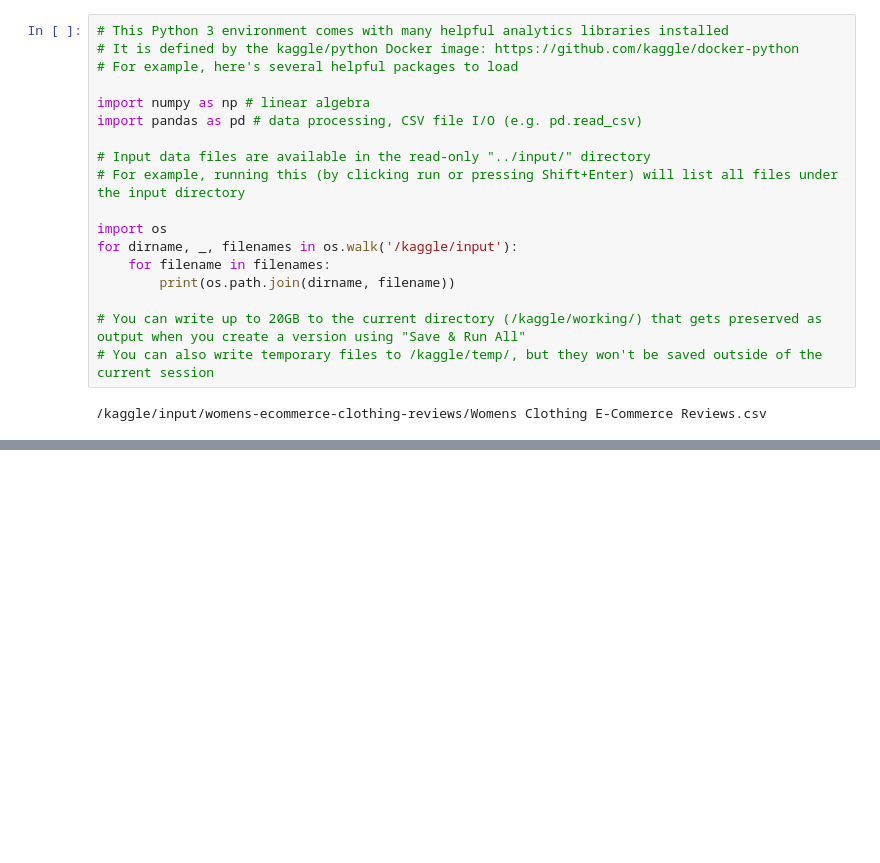
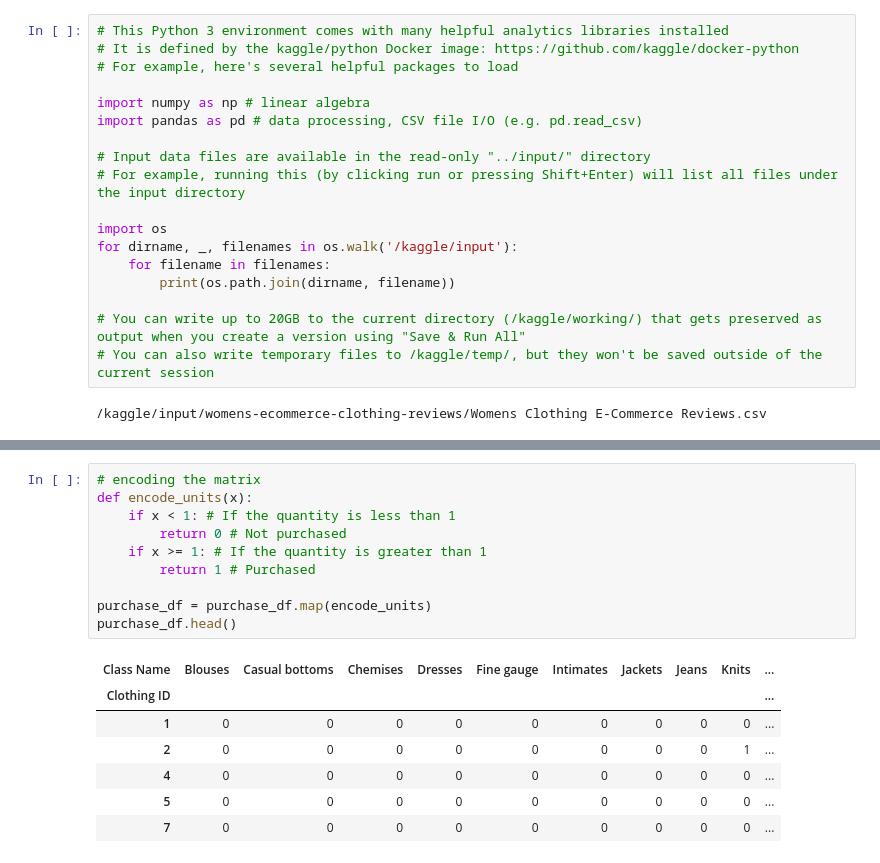
Before and after one commit to AleksandrMorozov123/Deep-learning-for-NLP, a Jupyter notebook: recommender-systems.ipynb, the cells around one changed output, grey strips where cells are left out. Cells and saved outputs as stored; diff of their text form; blank space fills up the shorter version.

```diff
--- a/recommender-systems.ipynb
+++ b/recommender-systems.ipynb
@@ -101 +116,19 @@ Name: Review Text, dtype: object
+# %%
+# encoding the matrix
+def encode_units(x):
+    if x < 1: # If the quantity is less than 1
+        return 0 # Not purchased
+    if x >= 1: # If the quantity is greater than 1
+        return 1 # Purchased
+
+purchase_df = purchase_df.map(encode_units)
+purchase_df.head()
+# %% [output]
+| Class Name | Blouses | Casual bottoms | Chemises | Dresses | Fine gauge | Intimates | Jackets | Jeans | Knits | ... |
+| Clothing ID |  |  |  |  |  |  |  |  |  | ... |
+| 1 | 0 | 0 | 0 | 0 | 0 | 0 | 0 | 0 | 0 | ... |
+| 2 | 0 | 0 | 0 | 0 | 0 | 0 | 0 | 0 | 1 | ... |
+| 4 | 0 | 0 | 0 | 0 | 0 | 0 | 0 | 0 | 0 | ... |
+| 5 | 0 | 0 | 0 | 0 | 0 | 0 | 0 | 0 | 0 | ... |
+| 7 | 0 | 0 | 0 | 0 | 0 | 0 | 0 | 0 | 0 | ... |
 # %% [markdown]
```
Also changed, not shown: parts of 16 cells of this notebook.
